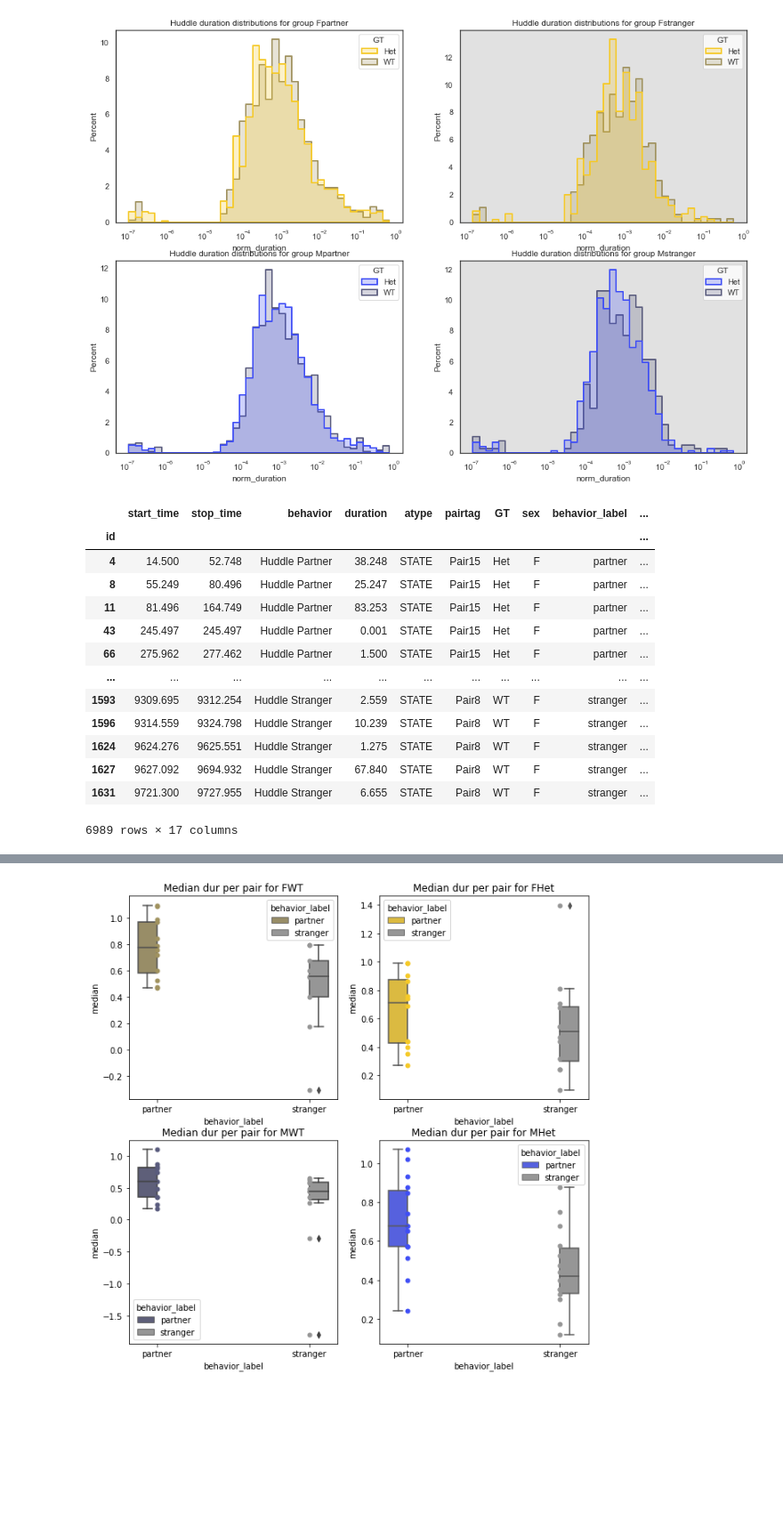
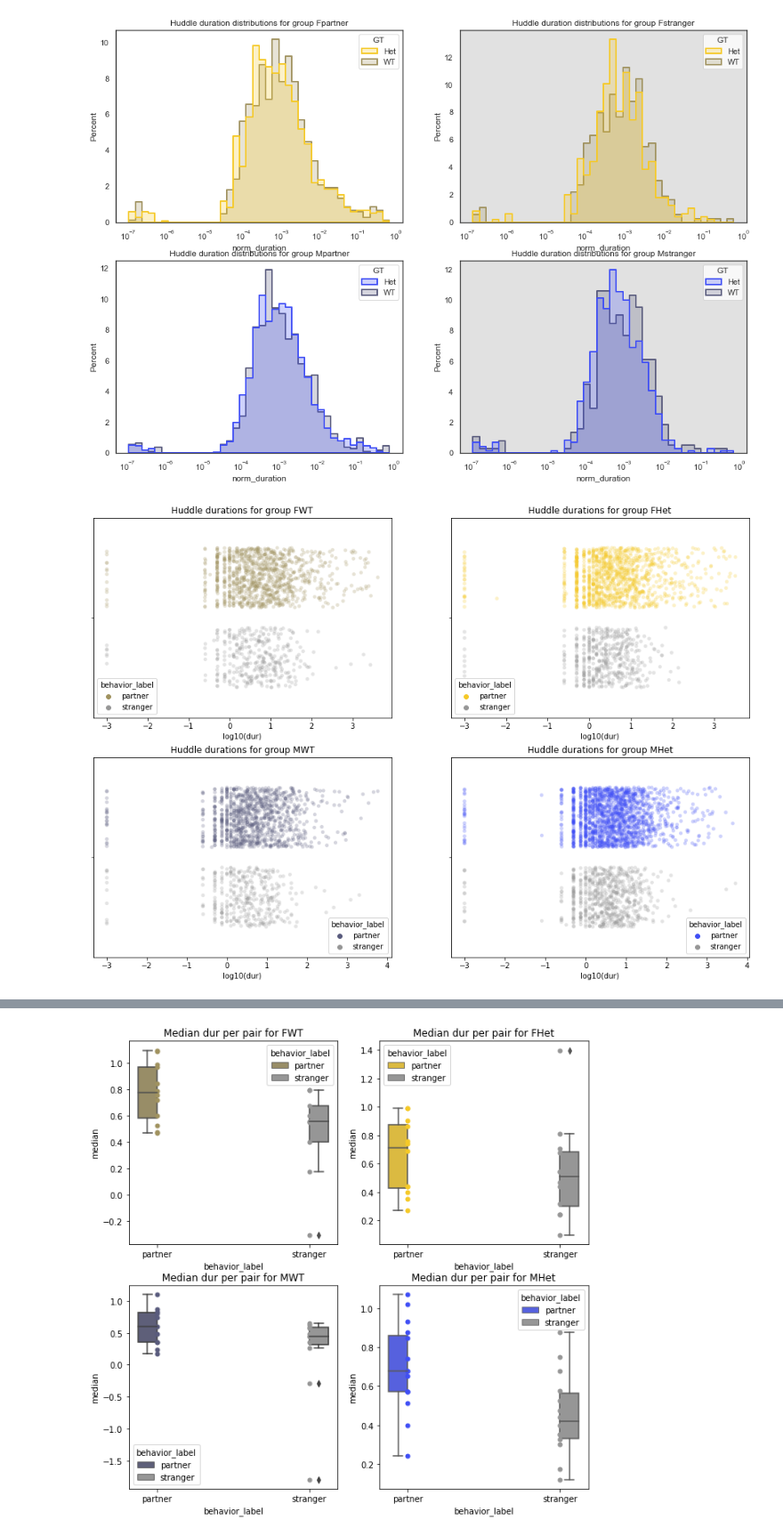
Before and after one commit to nhoglen/scn2a-paper-GWJSNH-code, a Jupyter notebook: scratch_huddleLength.ipynb, the cells around one changed output, grey strips where cells are left out. Shown at 89% size. Drawn from its saved outputs; the diff is of its cells as text; code cells hidden in the pictures; blank space fills up the shorter version.

```diff
--- a/scratch_huddleLength.ipynb
+++ b/scratch_huddleLength.ipynb
@@ -416,21 +576,32 @@ if saveplots:
     plt.savefig(os.path.join(figp,'PPT_combined-huddle-duration-distributions-withingroupnorm-byBehavior.pdf'))
 # %% [output]
 [figure]
-# %%
-rundf["SEXxBEHAV"] = rundf['sex'].add(rundf['behavior_label']) # add a column that maps the GT/sex 2x2 into 4 groups
-rundf
-# %% [output]
-|  | start_time | stop_time | behavior | duration | atype | pairtag | GT | sex | behavior_label | ... |
-| id |  |  |  |  |  |  |  |  |  | ... |
-| 4 | 14.500 | 52.748 | Huddle Partner | 38.248 | STATE | Pair15 | Het | F | partner | ... |
-| 8 | 55.249 | 80.496 | Huddle Partner | 25.247 | STATE | Pair15 | Het | F | partner | ... |
-| 11 | 81.496 | 164.749 | Huddle Partner | 83.253 | STATE | Pair15 | Het | F | partner | ... |
-| 43 | 245.497 | 245.497 | Huddle Partner | 0.001 | STATE | Pair15 | Het | F | partner | ... |
-| 66 | 275.962 | 277.462 | Huddle Partner | 1.500 | STATE | Pair15 | Het | F | partner | ... |
-| ... | ... | ... | ... | ... | ... | ... | ... | ... | ... | ... |
-| 1593 | 9309.695 | 9312.254 | Huddle Stranger | 2.559 | STATE | Pair8 | WT | F | stranger | ... |
-| 1596 | 9314.559 | 9324.798 | Huddle Stranger | 10.239 | STATE | Pair8 | WT | F | stranger | ... |
-| 1624 | 9624.276 | 9625.551 | Huddle Stranger | 1.275 | STATE | Pair8 | WT | F | stranger | ... |
-| 1627 | 9627.092 | 9694.932 | Huddle Stranger | 67.840 | STATE | Pair8 | WT | F | stranger | ... |
-| 1631 | 9721.300 | 9727.955 | Huddle Stranger | 6.655 | STATE | Pair8 | WT | F | stranger | ... |
-6989 rows × 17 columns
+# %%
+# ----- Swarm plots -----
+# --- Partner versus stranger with group colors ---
+saveplots=True
+row_order = ['FWT','FHet','MWT','MHet']
+nrows=2
+ncols=2
+f, ax = plt.subplots(nrows,ncols,figsize=(16, 11))
+
+for i,label in enumerate(row_order):
+    pcol = acols[i]
+    palette = {"partner":pcol,
+           "stranger":scol,}
+    if label[0]=='F':
+        r=0
+    else:
+        r=1
+    if label[1:]=='WT':
+        c=0
+    else:
+        c=1
+    sns.stripplot(data=rundf[rundf.SEXxGT==label],x='log10(dur)',
+                 hue='behavior_label', dodge=True,jitter=0.3,alpha=0.25,
+                palette=palette,ax=ax[r][c]).set(title=f'Huddle durations for group {label}')
+
+if saveplots:
+    plt.savefig(os.path.join(figp,'PPT_combined-huddle-duration-swarms-byExperimentalGroup.pdf'))
+# %% [output]
+[figure, added]
```
Also changed, not shown: parts of 30 cells of this notebook, 1 other file.
